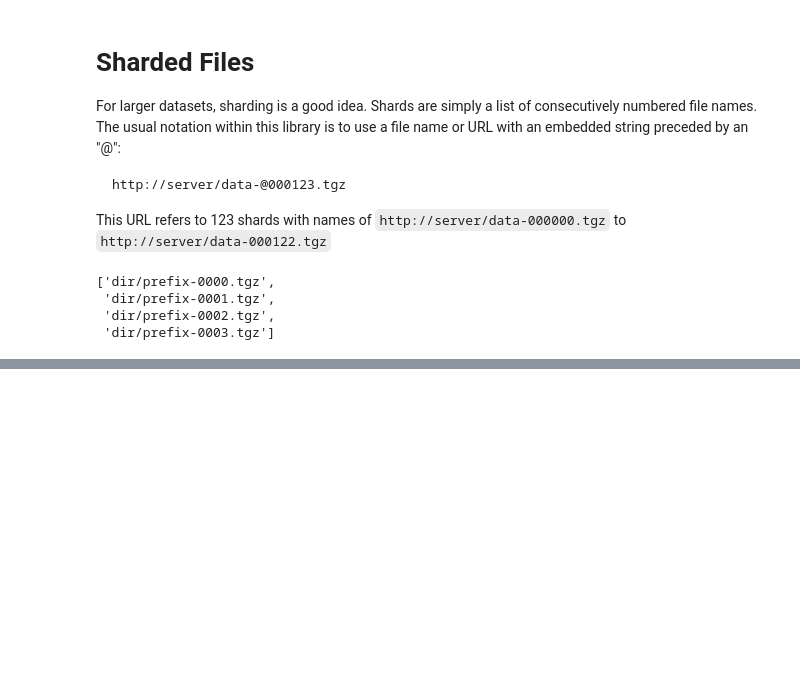
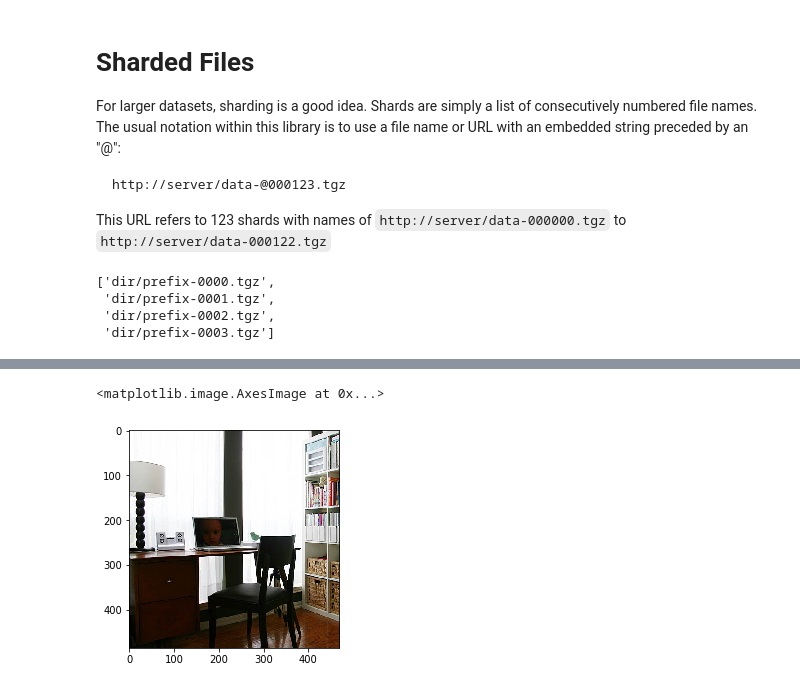
Before and after one commit to NVlabs/dlinputs, a Jupyter notebook: intro-to-dlinputs.ipynb, the cells around one changed output, grey strips where cells are left out. Drawn from its saved outputs; the diff is of its cells as text; code cells hidden in the pictures; blank space fills up the shorter version.

```diff
--- a/intro-to-dlinputs.ipynb
+++ b/intro-to-dlinputs.ipynb
@@ -232,0 +109,9 @@ TypeError: factory() argument after * must be an iterable, not int
+# %%
+from dlinputs import filters
+source = gopen.sharditerator("testdata/imagenet-@000001.tgz")
+source = filters.shuffle(1000)(source)
+sample = source.next()
+imshow(sample["png"])
+# %% [output]
+<matplotlib.image.AxesImage at 0x...>
+[figure, added]
```
Also changed, not shown: parts of 20 cells of this notebook, 2 other files.
